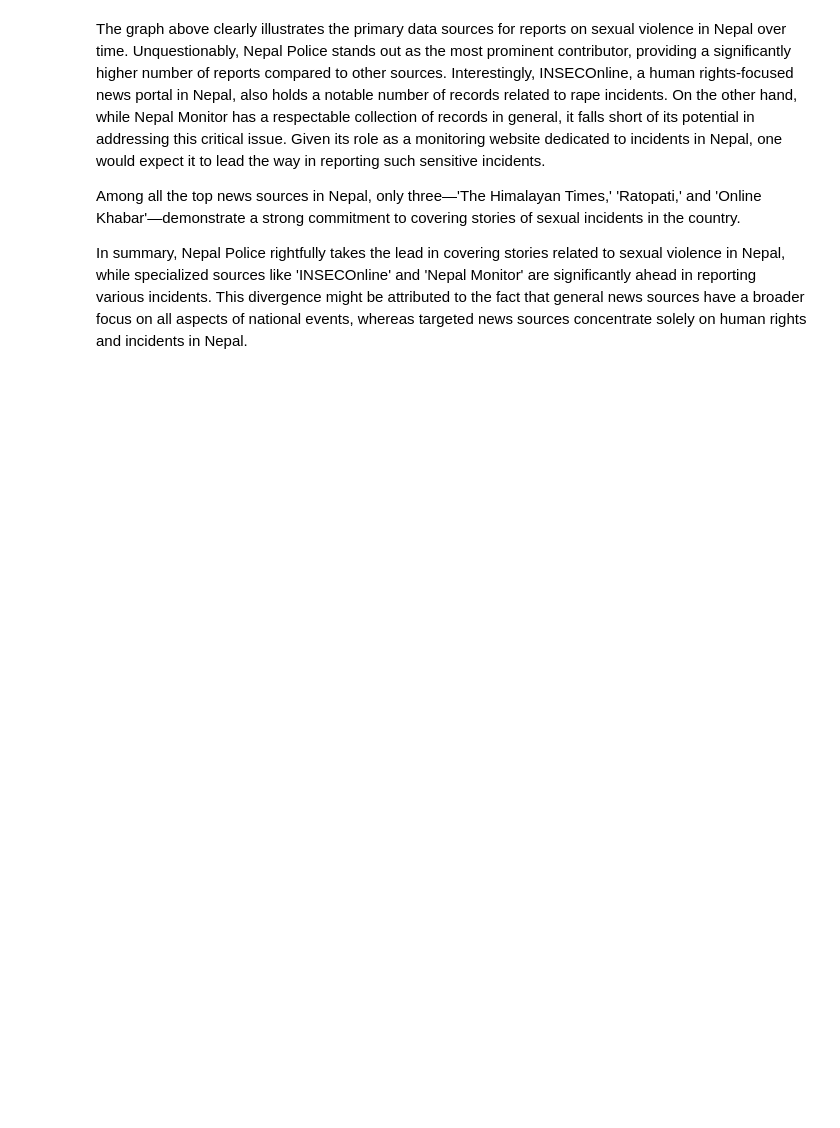
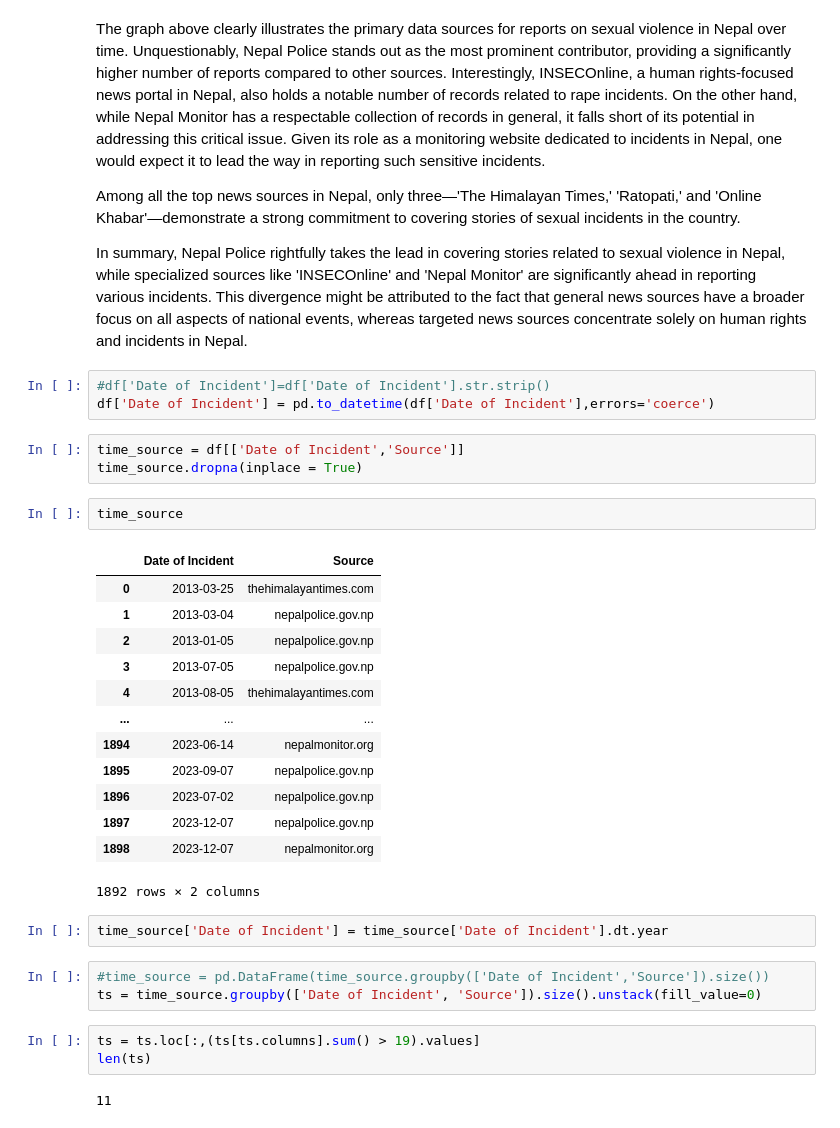
Before and after one commit to bses-codes/FightBack, a Jupyter notebook: Bishesh_Analysis.ipynb, the cells around one changed output. Saved outputs shown, nothing was run; the diff lists cells and outputs as text; blank space fills up the shorter version.

Commit message:
Analysis of Sources with time except analysis

```diff
--- a/Bishesh_Analysis.ipynb
+++ b/Bishesh_Analysis.ipynb
@@ -62,3 +67,35 @@ The graph above clearly illustrates the primary data sources for reports on sexu
 Among all the top news sources in Nepal, only three—'The Himalayan Times,' 'Ratopati,' and 'Online Khabar'—demonstrate a strong commitment to covering stories of sexual incidents in the country.
 
 In summary, Nepal Police rightfully takes the lead in covering stories related to sexual violence in Nepal, while specialized sources like 'INSECOnline' and 'Nepal Monitor' are significantly ahead in reporting various incidents. This divergence might be attributed to the fact that general news sources have a broader focus on all aspects of national events, whereas targeted news sources concentrate solely on human rights and incidents in Nepal.
+# %%
+#df['Date of Incident']=df['Date of Incident'].str.strip()
+df['Date of Incident'] = pd.to_datetime(df['Date of Incident'],errors='coerce')
+# %%
+time_source = df[['Date of Incident','Source']]
+time_source.dropna(inplace = True)
+# %%
+time_source
+# %% [output]
+|  | Date of Incident | Source |
+| 0 | 2013-03-25 | thehimalayantimes.com |
+| 1 | 2013-03-04 | nepalpolice.gov.np |
+| 2 | 2013-01-05 | nepalpolice.gov.np |
+| 3 | 2013-07-05 | nepalpolice.gov.np |
+| 4 | 2013-08-05 | thehimalayantimes.com |
+| ... | ... | ... |
+| 1894 | 2023-06-14 | nepalmonitor.org |
+| 1895 | 2023-09-07 | nepalpolice.gov.np |
+| 1896 | 2023-07-02 | nepalpolice.gov.np |
+| 1897 | 2023-12-07 | nepalpolice.gov.np |
+| 1898 | 2023-12-07 | nepalmonitor.org |
+1892 rows × 2 columns
+# %%
+time_source['Date of Incident'] = time_source['Date of Incident'].dt.year
+# %%
+#time_source = pd.DataFrame(time_source.groupby(['Date of Incident','Source']).size())
+ts = time_source.groupby(['Date of Incident', 'Source']).size().unstack(fill_value=0)
+# %%
+ts = ts.loc[:,(ts[ts.columns].sum() > 19).values]
+len(ts)
+# %% [output]
+11
```
Also changed, not shown: parts of 3 cells of this notebook, 1 other file.
